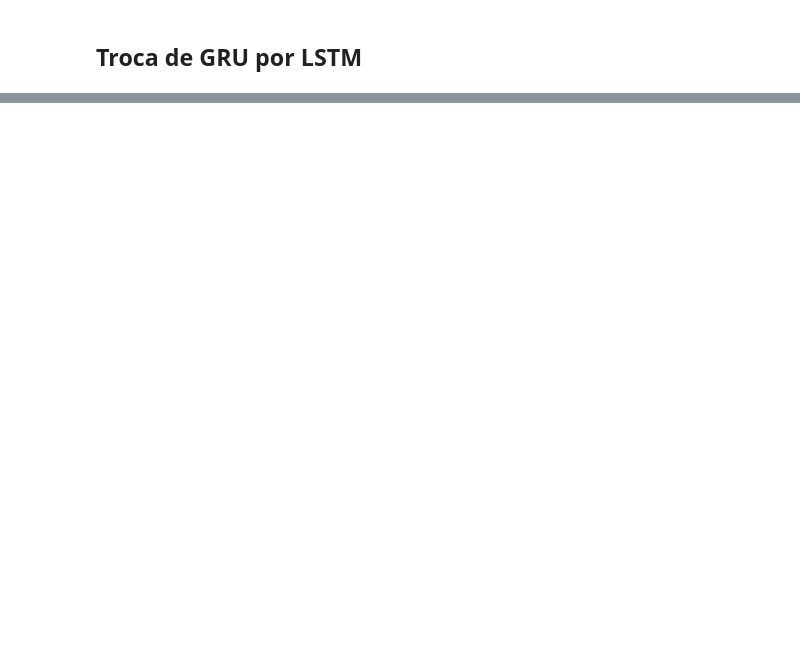
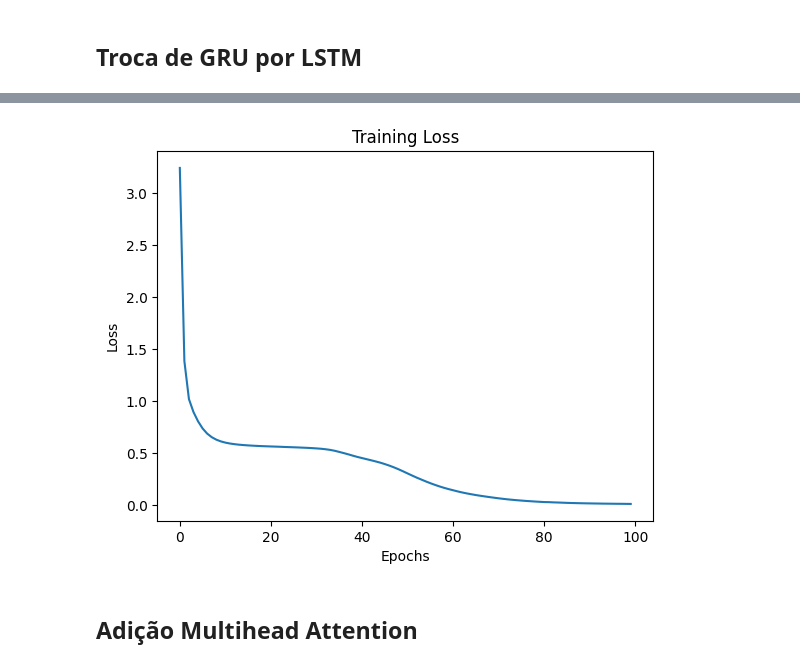
Before and after one commit to semcovici/seq2seq, a Jupyter notebook: notebooks/EP3-ORIGINAL.ipynb, the cells around one changed output, grey strips where cells are left out. Drawn from its saved outputs; the diff is of its cells as text; code cells hidden in the pictures; blank space fills up the shorter version.

```diff
--- a/notebooks/EP3-ORIGINAL.ipynb
+++ b/notebooks/EP3-ORIGINAL.ipynb
@@ -1041,0 +1042,6 @@ Epoch:  100/ 100 - Loss: 0.0087
+# %%
+plot_train_loss(loss_points_LSTM)
+# %% [output]
+[figure, added]
+# %% [markdown]
+## Adição Multihead Attention
```
Also changed, not shown: parts of 16 cells of this notebook.
